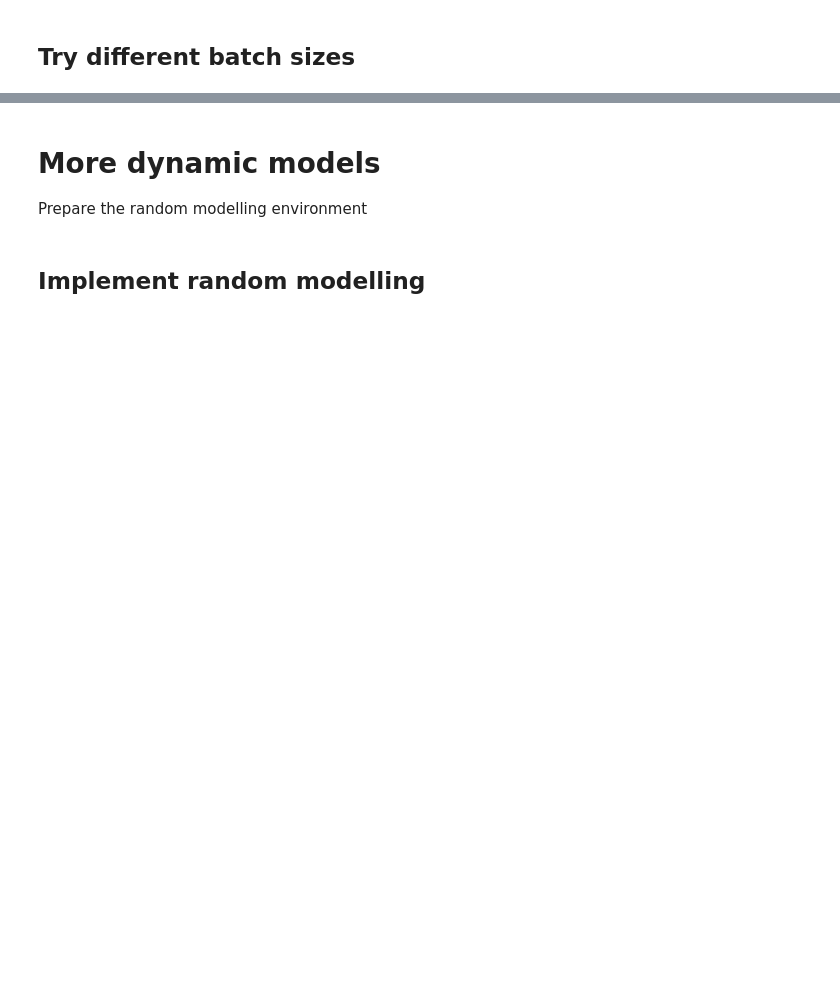
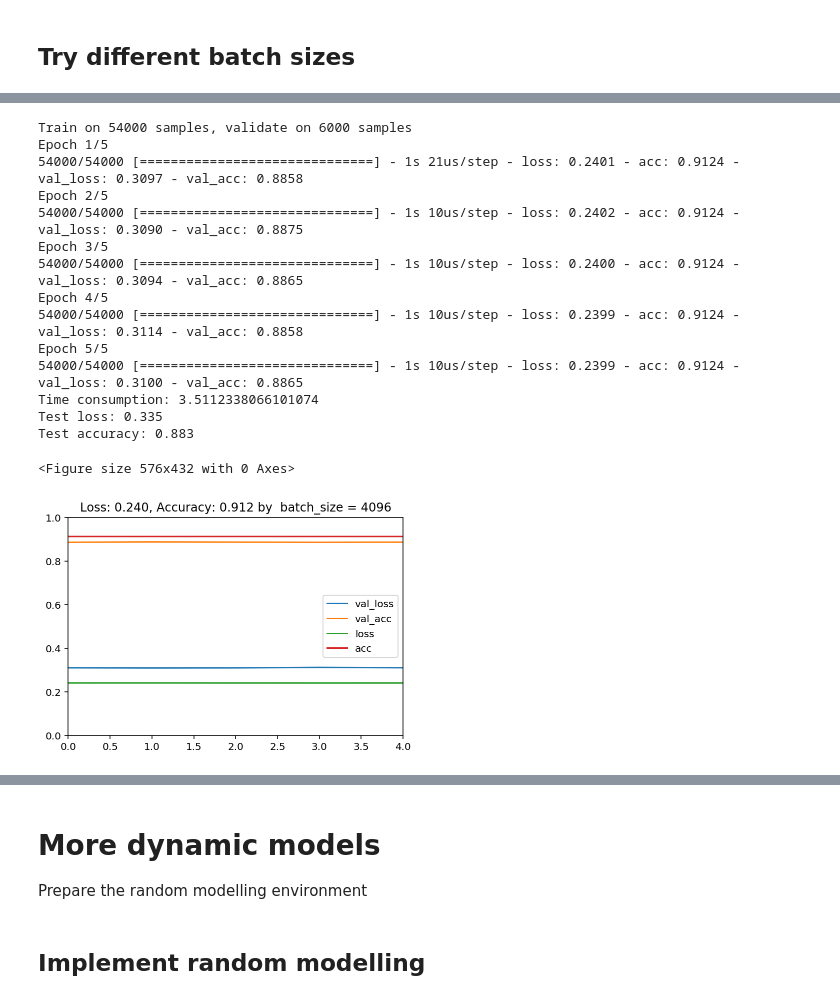
Before and after one commit to Cococatty/MachineLearningAssignment, a Jupyter notebook: 448_Assignment3.ipynb, the cells around one changed output, grey strips where cells are left out. Drawn from its saved outputs; the diff is of its cells as text; code cells hidden in the pictures; blank space fills up the shorter version.

```diff
--- a/448_Assignment3.ipynb
+++ b/448_Assignment3.ipynb
@@ -248,0 +243,44 @@ Epoch 5/5
+# %%
+# history = model.fit(x_train, y_train, batch_size=54000, epochs=50, verbose=True, validation_split=.1)
+
+
+batch_size_c =  4096
+# 54000
+
+StartTime = time.time()
+sgd_lr = optimizers.SGD(lr = 0.3, decay=1e-6, momentum=0.0, nesterov=True)
+model.compile(optimizer = sgd_lr, loss = "categorical_crossentropy", metrics = ["accuracy"])
+
+model_fit = model.fit(x_train, y_train, batch_size = batch_size_c, epochs = 5, verbose = True, validation_split = 0.1)
+
+# End timer
+EndTime = time.time()
+durTime = EndTime - StartTime
+
+loss, accuracy = model.evaluate(x_test, y_test, verbose = False)
+
+plot_loss_accuracy(model_fit, title = " batch_size = %i" % (batch_size_c))
+
+# print(durTime)
+print(f'Time consumption: {durTime}')
+# 'Time consumption: ' +
+print(f'Test loss: {loss:.3}')
+print(f'Test accuracy: {accuracy:.3}')
+# print(f'Time cost: {time:.2}')
+# %% [output]
+Train on 54000 samples, validate on 6000 samples
+Epoch 1/5
+54000/54000 [==============================] - 1s 21us/step - loss: 0.2401 - acc: 0.9124 - val_loss: 0.3097 - val_acc: 0.8858
+Epoch 2/5
+54000/54000 [==============================] - 1s 10us/step - loss: 0.2402 - acc: 0.9124 - val_loss: 0.3090 - val_acc: 0.8875
+Epoch 3/5
+54000/54000 [==============================] - 1s 10us/step - loss: 0.2400 - acc: 0.9124 - val_loss: 0.3094 - val_acc: 0.8865
+Epoch 4/5
+54000/54000 [==============================] - 1s 10us/step - loss: 0.2399 - acc: 0.9124 - val_loss: 0.3114 - val_acc: 0.8858
+Epoch 5/5
+54000/54000 [==============================] - 1s 10us/step - loss: 0.2399 - acc: 0.9124 - val_loss: 0.3100 - val_acc: 0.8865
+Time consumption: 3.5112338066101074
+Test loss: 0.335
+Test accuracy: 0.883
+<Figure size 576x432 with 0 Axes>
+[figure, added]
```
Also changed, not shown: parts of 13 cells of this notebook.
